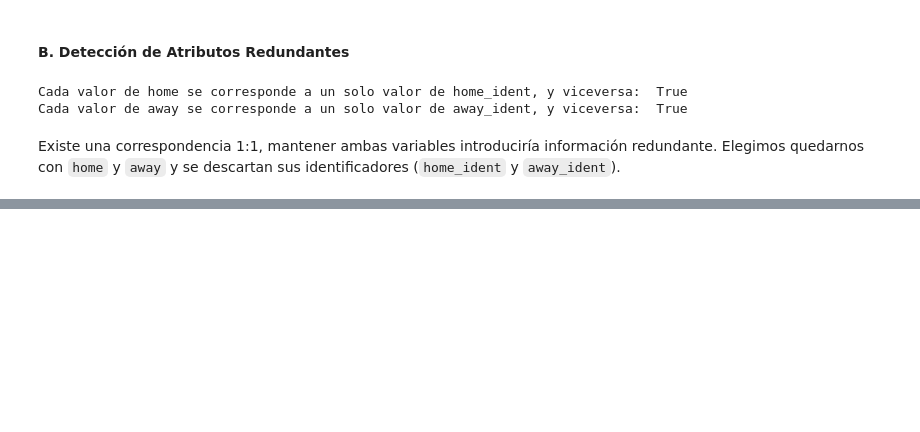
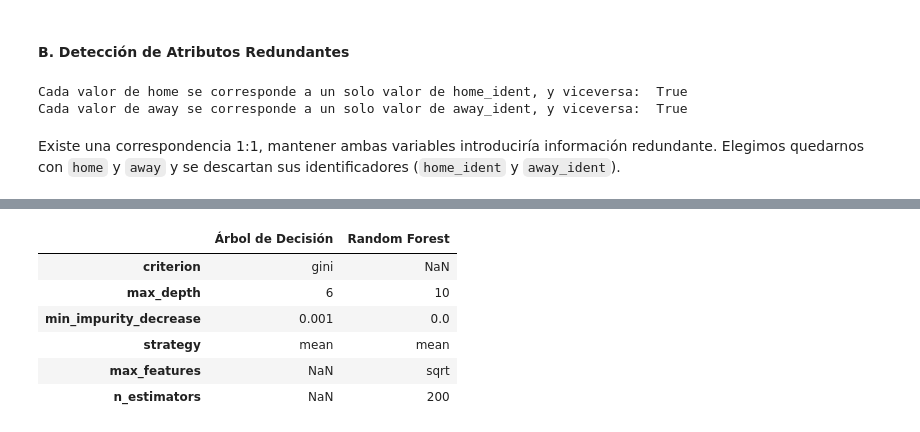
Before and after one commit to lugonca20/aprendaut_labs, a Jupyter notebook: tarea1/prueba_pipeline.ipynb, the cells around one changed output, grey strips where cells are left out. Cells and saved outputs as stored; diff of their text form; code cells hidden in the pictures; blank space fills up the shorter version.

```diff
--- a/tarea1/prueba_pipeline.ipynb
+++ b/tarea1/prueba_pipeline.ipynb
@@ -278,0 +245,12 @@ X_train.head()
+# %%
+from sklearn.ensemble import RandomForestClassifier
+
+pipeline_dt = Pipeline([
+    ('preprocessing', preprocessing),
+    ('model', DecisionTreeClassifier(random_state=62))
+])
+
+pipeline_rf = Pipeline([
+    ('preprocessing', preprocessing),
+    ('model', RandomForestClassifier(random_state=62))
+])
@@ -354,0 +431,20 @@ display(resultados_gs)
+# %%
+def format_params(gs):
+    return {
+        k.replace('preprocessing__numeric__imputer__', '')
+         .replace('model__', ''): v
+        for k, v in gs.best_params_.items()
+    }
+
+display(pd.DataFrame({
+    'Árbol de Decisión': format_params(grid_search_dt),
+    'Random Forest':     format_params(grid_search_rf),
+}))
+# %% [output]
+|  | Árbol de Decisión | Random Forest |
+| criterion | gini | NaN |
+| max_depth | 6 | 10 |
+| min_impurity_decrease | 0.001 | 0.0 |
+| strategy | mean | mean |
+| max_features | NaN | sqrt |
+| n_estimators | NaN | 200 |
```
Also changed, not shown: parts of 43 cells of this notebook, 6 other files.
